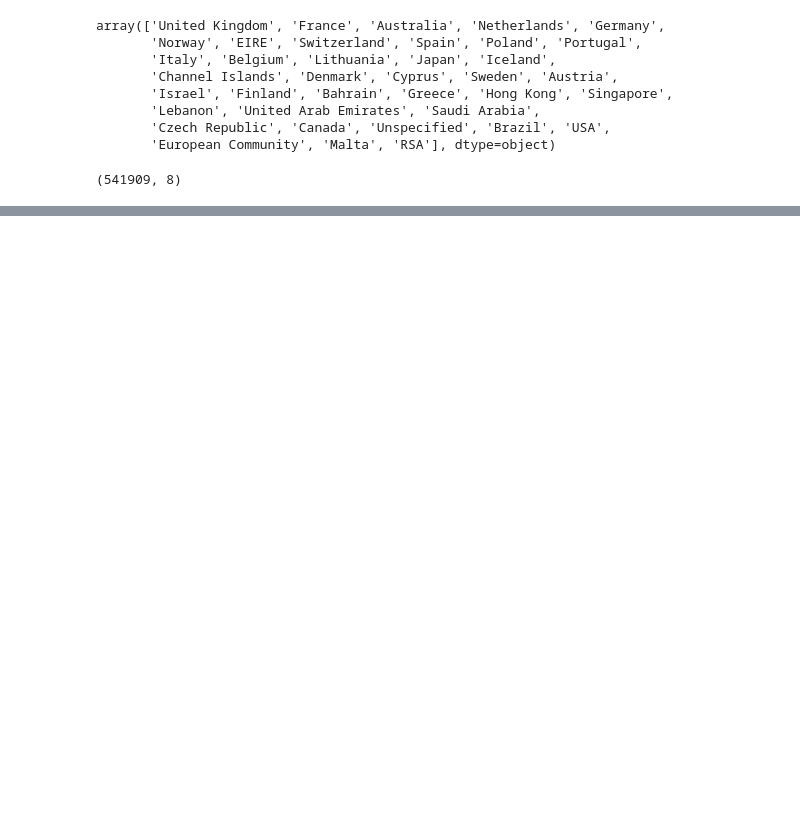
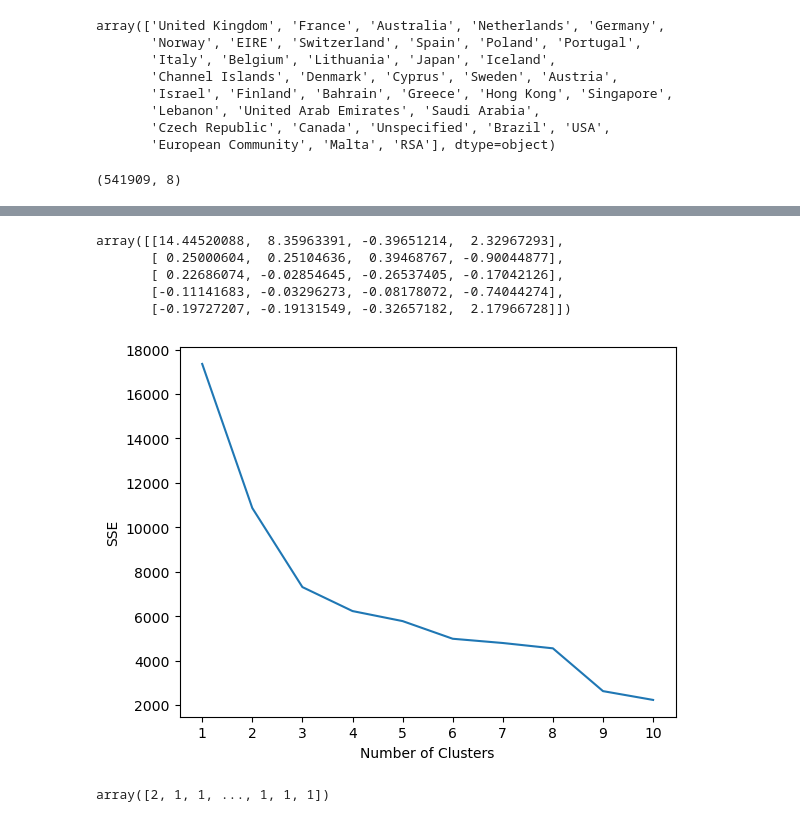
Before and after one commit to gautam-pai/BusinessAnalytics, a Jupyter notebook: Reading_File.ipynb, the cells around one changed output, grey strips where cells are left out. Saved outputs shown, nothing was run; the diff lists cells and outputs as text; code cells hidden in the pictures; blank space fills up the shorter version.

```diff
--- a/Reading_File.ipynb
+++ b/Reading_File.ipynb
@@ -113,0 +124,5 @@ print(rules[['antecedents', 'consequents', 'support', 'confidence', 'lift']])
+# %%
+new_df=df_cleaned
+new_df['TotalExpenditure']=new_df['Quantity']*new_df['UnitPrice']
+new_df['InvoiceDate']=new_df['InvoiceDate'].dt.date
+new_df.head(5)
@@ -113,0 +136,10 @@ print(rules[['antecedents', 'consequents', 'support', 'confidence', 'lift']])
+# %%
+#Aggregate Data by CustomerID
+#https://www.w3schools.com/python/pandas/ref_df_agg.asp
+
+customer_df = new_df.groupby('CustomerID').agg({
+    'Quantity': 'sum',
+    'TotalExpenditure': 'sum',  # Total amount spent
+    'InvoiceNo': 'count',  # Frequency of purchases (Number of invoices)
+    'InvoiceDate': lambda x: (datetime.today().date() - x.max()).days  # Recency (days since last purchase)
+})
@@ -113,0 +156,51 @@ print(rules[['antecedents', 'consequents', 'support', 'confidence', 'lift']])
+# %%
+customer_df.rename(columns={
+    'InvoiceNo': 'Frequency',
+    'InvoiceDate': 'Recency'
+}, inplace=True)
+# %%
+#Standardizing
+
+scaled_df = StandardScaler().fit_transform(customer_df)
+# %%
+scaled_df[:5]
+# %% [output]
+array([[14.44520088,  8.35963391, -0.39651214,  2.32967293],
+       [ 0.25000604,  0.25104636,  0.39468767, -0.90044877],
+       [ 0.22686074, -0.02854645, -0.26537405, -0.17042126],
+       [-0.11141683, -0.03296273, -0.08178072, -0.74044274],
+       [-0.19727207, -0.19131549, -0.32657182,  2.17966728]])
+# %%
+#initialize kmeans parameters
+kmeans_kwargs = {
+"init": "random",
+"n_init": 10,
+"random_state": 1,
+}
+
+#create list to hold SSE values for each k
+sse = []
+for k in range(1, 11):
+    kmeans = KMeans(n_clusters=k, **kmeans_kwargs)
+    kmeans.fit(scaled_df)
+    sse.append(kmeans.inertia_)
+
+#visualize results
+plt.plot(range(1, 11), sse)
+plt.xticks(range(1, 11))
+plt.xlabel("Number of Clusters")
+plt.ylabel("SSE")
+plt.show()
+# %% [output]
+[figure, added]
+# %%
+#instantiate the k-means class, using optimal number of clusters
+kmeans = KMeans(init="random", n_clusters=3, n_init=10, random_state=1)
+
+#fit k-means algorithm to data
+kmeans.fit(scaled_df)
+
+#view cluster assignments for each observation
+kmeans.labels_
+# %% [output]
+array([2, 1, 1, ..., 1, 1, 1])
```
Also changed, not shown: parts of 17 cells of this notebook.
